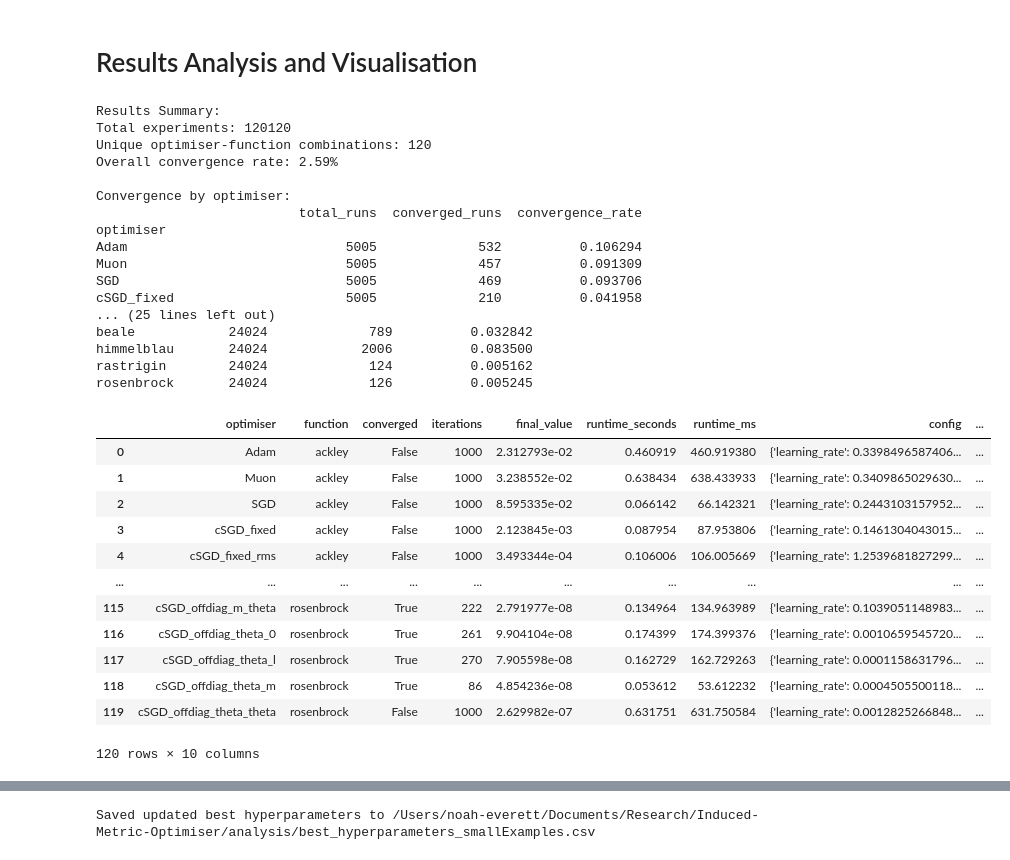
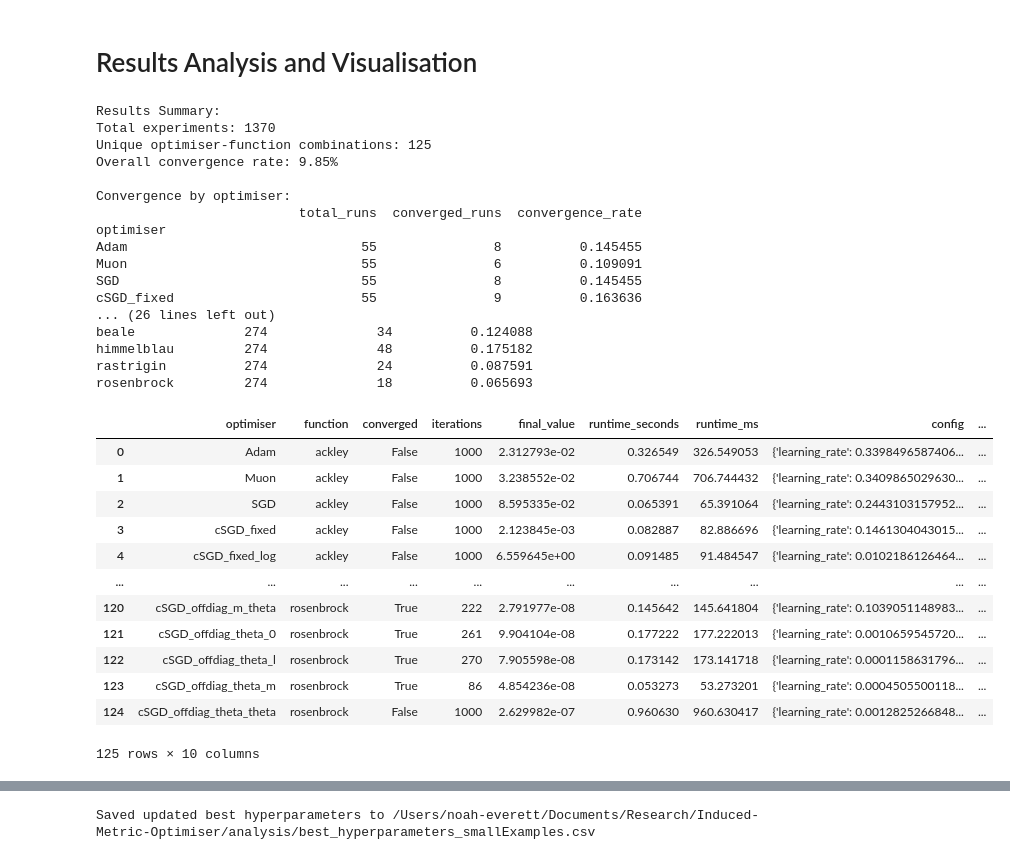
Before and after one commit to Noah-Everett/Induced-Metric-Optimiser, a Jupyter notebook: analysis/small_examples.ipynb, the cells around one changed output, grey strips where cells are left out. Drawn from its saved outputs; the diff is of its cells as text; code cells hidden in the pictures.

```diff
--- a/analysis/small_examples.ipynb
+++ b/analysis/small_examples.ipynb
@@ -48,11 +48,11 @@ tolerance = 1e-10
 time_steps = 1000
 
 # Configuration: Set to True for full experiment, False for demo
-RUN_FULL_EXPERIMENT = True
+RUN_FULL_EXPERIMENT = False
 
 # Optuna search controls
 OPTUNA_SEED = 42
-N_OPTUNA_TRIALS = 1000 if RUN_FULL_EXPERIMENT else 50
+N_OPTUNA_TRIALS = 1000 if RUN_FULL_EXPERIMENT else 10
 JOBS = 1
 
 # OPTUNA_SAMPLER = optuna.samplers.TPESampler(seed=OPTUNA_SEED, multivariate=True)
@@ -271,9 +271,9 @@ def run_optimiser_on_function(
 
         # Update parameters - handle different optimizer signatures
         if optimiser_name in {
-            'custom_sgd_log',
-            'custom_sgd_log_learnable_diag',
-            'custom_sgd_log_learnable_scalar'
+            'cSGD_fixed_log',
+            'cSGD_learn_diag_log',
+            'cSGD_learn_scalar_log'
         }:
             # Log variants expect loss as an additional argument
             current_loss = func(params)
@@ -618,66 +609,67 @@ convergence_by_func.columns = ['total_runs', 'converged_runs', 'convergence_rate
 print(convergence_by_func)
 # %% [output]
 Results Summary:
-Total experiments: 120120
-Unique optimiser-function combinations: 120
-Overall convergence rate: 2.59%
+Total experiments: 1370
+Unique optimiser-function combinations: 125
+Overall convergence rate: 9.85%
 
 Convergence by optimiser:
                           total_runs  converged_runs  convergence_rate
 optimiser
-Adam                            5005             532          0.106294
-Muon                            5005             457          0.091309
-SGD                             5005             469          0.093706
-cSGD_fixed                      5005             210          0.041958
-... (25 lines left out)
-beale            24024             789          0.032842
-himmelblau       24024            2006          0.083500
-rastrigin        24024             124          0.005162
-rosenbrock       24024             126          0.005245
+Adam                              55               8          0.145455
+Muon                              55               6          0.109091
+SGD                               55               8          0.145455
+cSGD_fixed                        55               9          0.163636
+... (26 lines left out)
+beale              274              34          0.124088
+himmelblau         274              48          0.175182
+rastrigin          274              24          0.087591
+rosenbrock         274              18          0.065693
 # %%
 optimiser_order = [
     'Adam',
     'Muon',
     'SGD',
     'cSGD_fixed',
+    'cSGD_fixed_log',
     'cSGD_fixed_rms',
     'cSGD_learn_diag',
     'cSGD_learn_diag_log',
     'cSGD_learn_scalar',
     'cSGD_learn_scalar_log',
     'cSGD_offdiag_0_l',
     'cSGD_offdiag_0_m',
     'cSGD_offdiag_0_theta',
     'cSGD_offdiag_l_0',
     'cSGD_offdiag_l_l',
     'cSGD_offdiag_l_m',
     'cSGD_offdiag_l_theta',
     'cSGD_offdiag_m_0',
     'cSGD_offdiag_m_l',
     'cSGD_offdiag_m_m',
     'cSGD_offdiag_m_theta',
     'cSGD_offdiag_theta_0',
     'cSGD_offdiag_theta_l',
     'cSGD_offdiag_theta_m',
     'cSGD_offdiag_theta_theta'
 ]
 best_df['optimiser'] = pd.Categorical(best_df['optimiser'], categories=optimiser_order, ordered=True)
 best_df = best_df.sort_values(by=['function', 'optimiser']).reset_index(drop=True)
 best_df
 # %% [output]
 |  | optimiser | function | converged | iterations | final_value | runtime_seconds | runtime_ms | config | ... |
-| 0 | Adam | ackley | False | 1000 | 2.312793e-02 | 0.460919 | 460.919380 | {'learning_rate': 0.3398496587406... | ... |
-| 1 | Muon | ackley | False | 1000 | 3.238552e-02 | 0.638434 | 638.433933 | {'learning_rate': 0.3409865029630... | ... |
-| 2 | SGD | ackley | False | 1000 | 8.595335e-02 | 0.066142 | 66.142321 | {'learning_rate': 0.2443103157952... | ... |
-| 3 | cSGD_fixed | ackley | False | 1000 | 2.123845e-03 | 0.087954 | 87.953806 | {'learning_rate': 0.1461304043015... | ... |
-| 4 | cSGD_fixed_rms | ackley | False | 1000 | 3.493344e-04 | 0.106006 | 106.005669 | {'learning_rate': 1.2539681827299... | ... |
+| 0 | Adam | ackley | False | 1000 | 2.312793e-02 | 0.326549 | 326.549053 | {'learning_rate': 0.3398496587406... | ... |
+| 1 | Muon | ackley | False | 1000 | 3.238552e-02 | 0.706744 | 706.744432 | {'learning_rate': 0.3409865029630... | ... |
+| 2 | SGD | ackley | False | 1000 | 8.595335e-02 | 0.065391 | 65.391064 | {'learning_rate': 0.2443103157952... | ... |
+| 3 | cSGD_fixed | ackley | False | 1000 | 2.123845e-03 | 0.082887 | 82.886696 | {'learning_rate': 0.1461304043015... | ... |
+| 4 | cSGD_fixed_log | ackley | False | 1000 | 6.559645e+00 | 0.091485 | 91.484547 | {'learning_rate': 0.0102186126464... | ... |
 | ... | ... | ... | ... | ... | ... | ... | ... | ... | ... |
-| 115 | cSGD_offdiag_m_theta | rosenbrock | True | 222 | 2.791977e-08 | 0.134964 | 134.963989 | {'learning_rate': 0.1039051148983... | ... |
-| 116 | cSGD_offdiag_theta_0 | rosenbrock | True | 261 | 9.904104e-08 | 0.174399 | 174.399376 | {'learning_rate': 0.0010659545720... | ... |
-| 117 | cSGD_offdiag_theta_l | rosenbrock | True | 270 | 7.905598e-08 | 0.162729 | 162.729263 | {'learning_rate': 0.0001158631796... | ... |
-| 118 | cSGD_offdiag_theta_m | rosenbrock | True | 86 | 4.854236e-08 | 0.053612 | 53.612232 | {'learning_rate': 0.0004505500118... | ... |
-| 119 | cSGD_offdiag_theta_theta | rosenbrock | False | 1000 | 2.629982e-07 | 0.631751 | 631.750584 | {'learning_rate': 0.0012825266848... | ... |
+| 120 | cSGD_offdiag_m_theta | rosenbrock | True | 222 | 2.791977e-08 | 0.145642 | 145.641804 | {'learning_rate': 0.1039051148983... | ... |
+| 121 | cSGD_offdiag_theta_0 | rosenbrock | True | 261 | 9.904104e-08 | 0.177222 | 177.222013 | {'learning_rate': 0.0010659545720... | ... |
+| 122 | cSGD_offdiag_theta_l | rosenbrock | True | 270 | 7.905598e-08 | 0.173142 | 173.141718 | {'learning_rate': 0.0001158631796... | ... |
+| 123 | cSGD_offdiag_theta_m | rosenbrock | True | 86 | 4.854236e-08 | 0.053273 | 53.273201 | {'learning_rate': 0.0004505500118... | ... |
+| 124 | cSGD_offdiag_theta_theta | rosenbrock | False | 1000 | 2.629982e-07 | 0.960630 | 960.630417 | {'learning_rate': 0.0012825266848... | ... |
-120 rows × 10 columns
+125 rows × 10 columns
 # %%
 # Performance comparison visualization
 fig, axes = plt.subplots(2, 3, figsize=(28, 12))
```
Also changed, not shown: parts of 6 cells of this notebook, 1 other file.
